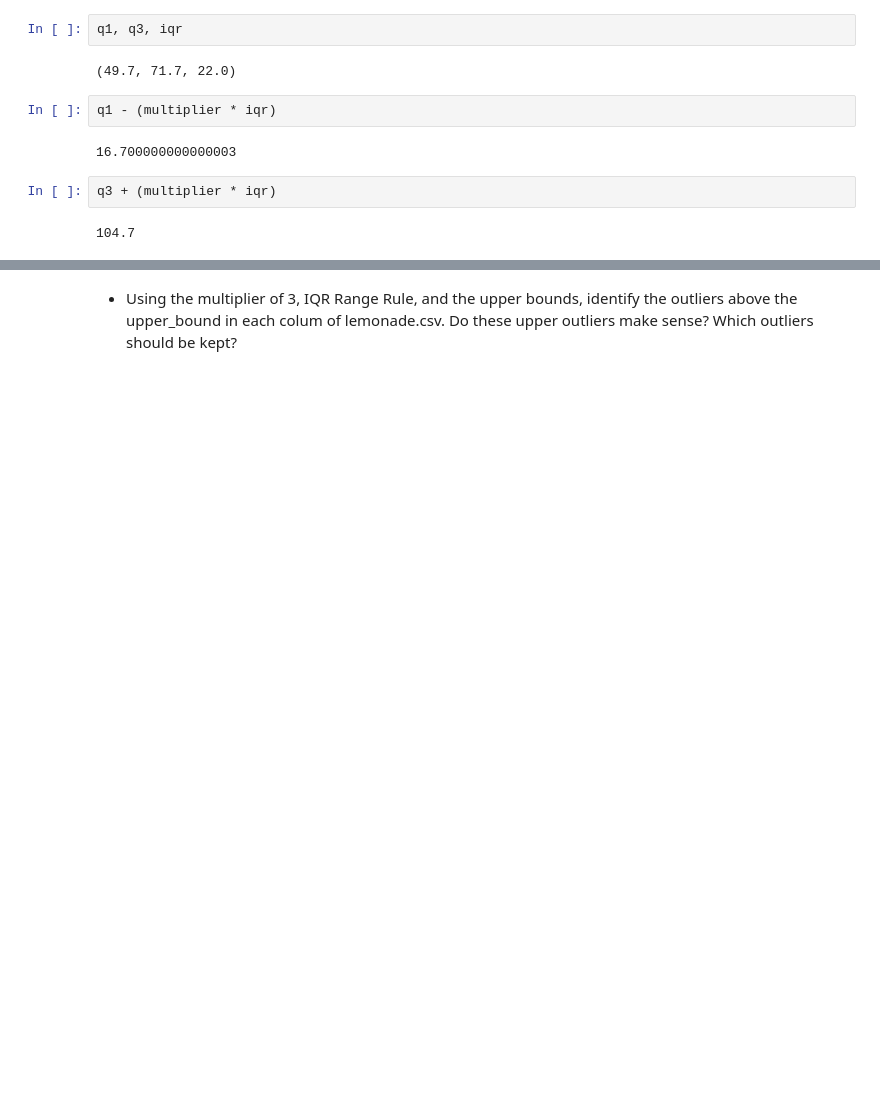
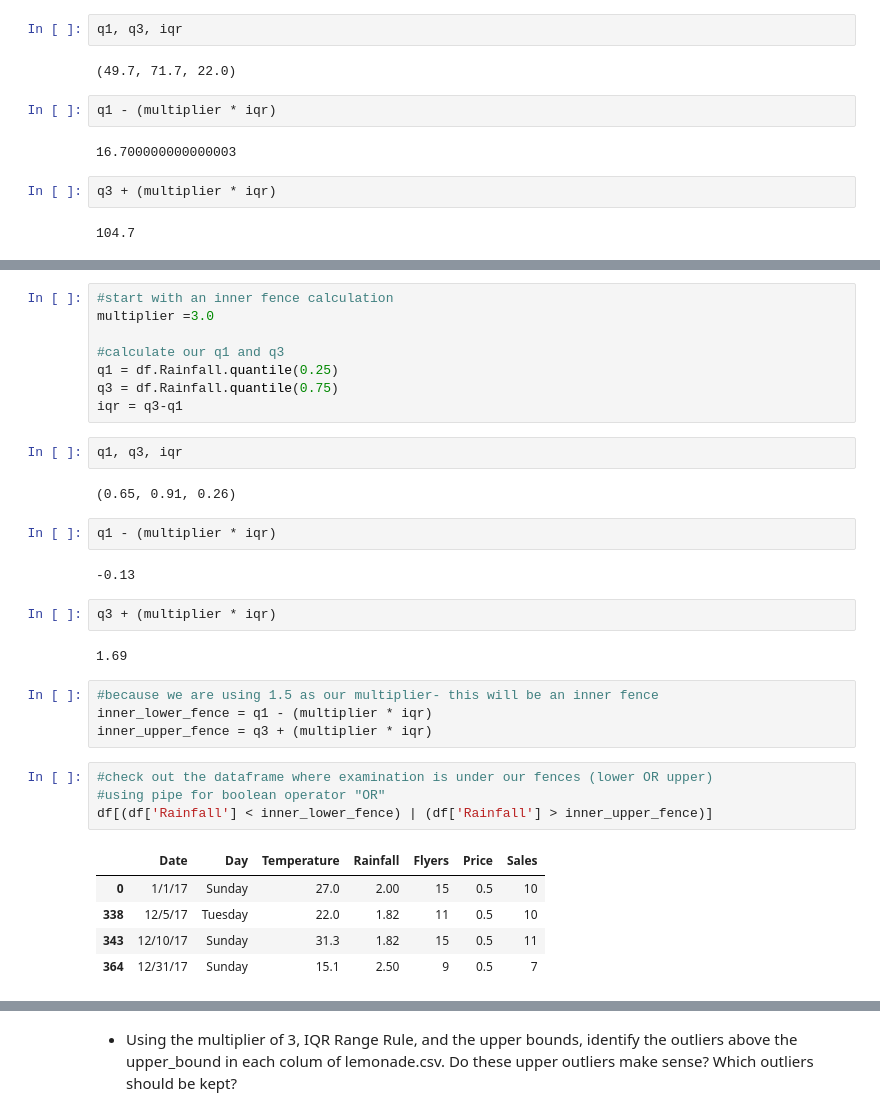
Before and after one commit to Brian-ONeil/anomaly-detection-exercises, a Jupyter notebook: continuous_probabilistic_methods.ipynb, the cells around one changed output, grey strips where cells are left out. Cells and saved outputs as stored; diff of their text form; blank space fills up the shorter version.

```diff
--- a/continuous_probabilistic_methods.ipynb
+++ b/continuous_probabilistic_methods.ipynb
@@ -99,0 +253,34 @@ q3 + (multiplier * iqr)
+# %%
+#start with an inner fence calculation
+multiplier =3.0
+
+#calculate our q1 and q3
+q1 = df.Rainfall.quantile(0.25)
+q3 = df.Rainfall.quantile(0.75)
+iqr = q3-q1
+# %%
+q1, q3, iqr
+# %% [output]
+(0.65, 0.91, 0.26)
+# %%
+q1 - (multiplier * iqr)
+# %% [output]
+-0.13
+# %%
+q3 + (multiplier * iqr)
+# %% [output]
+1.69
+# %%
+#because we are using 1.5 as our multiplier- this will be an inner fence
+inner_lower_fence = q1 - (multiplier * iqr)
+inner_upper_fence = q3 + (multiplier * iqr)
+# %%
+#check out the dataframe where examination is under our fences (lower OR upper)
+#using pipe for boolean operator "OR"
+df[(df['Rainfall'] < inner_lower_fence) | (df['Rainfall'] > inner_upper_fence)]
+# %% [output]
+|  | Date | Day | Temperature | Rainfall | Flyers | Price | Sales |
+| 0 | 1/1/17 | Sunday | 27.0 | 2.00 | 15 | 0.5 | 10 |
+| 338 | 12/5/17 | Tuesday | 22.0 | 1.82 | 11 | 0.5 | 10 |
+| 343 | 12/10/17 | Sunday | 31.3 | 1.82 | 15 | 0.5 | 11 |
+| 364 | 12/31/17 | Sunday | 15.1 | 2.50 | 9 | 0.5 | 7 |
```
Also changed, not shown: parts of 43 cells of this notebook, 1 other file.
